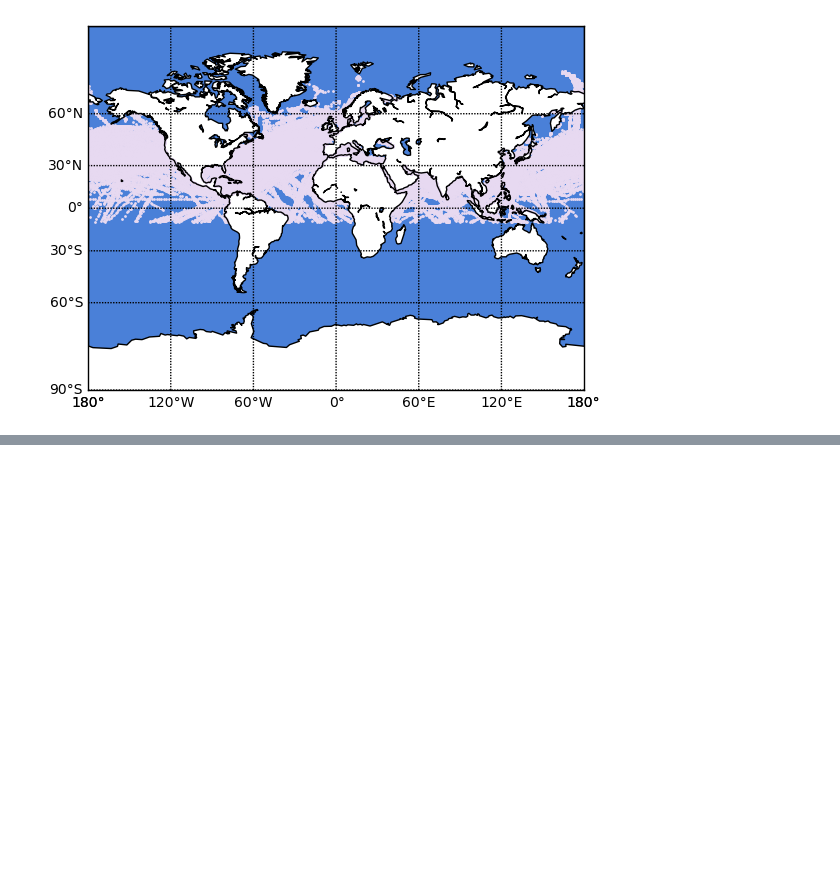
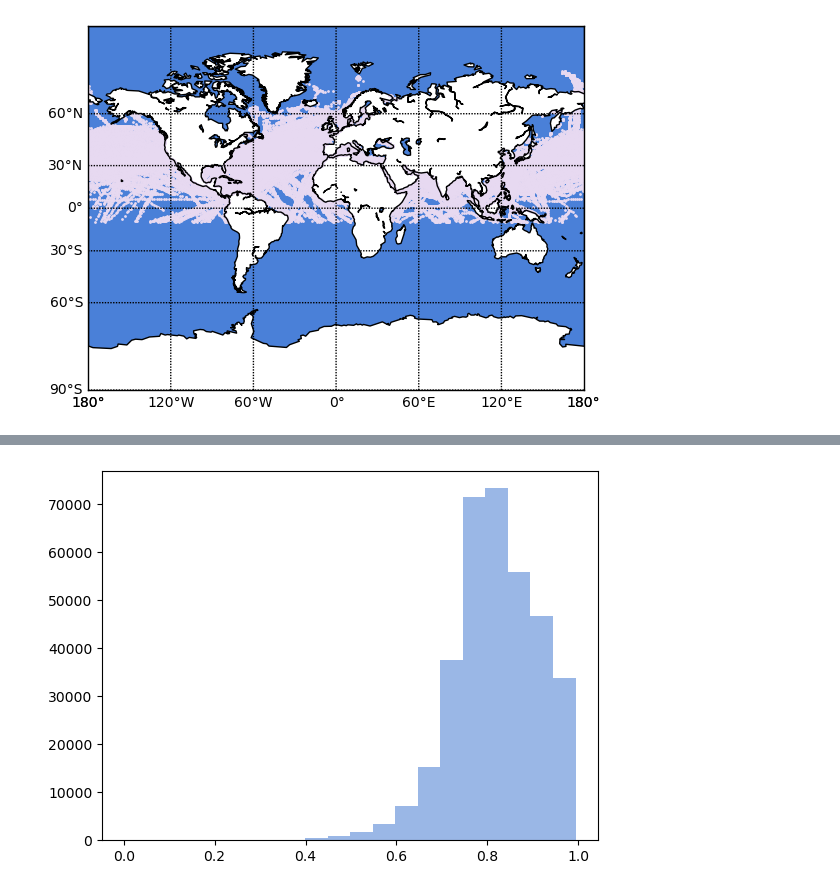
Before and after one commit to svet111/sirius_climate_2024, a Jupyter notebook: draw_plots.ipynb, the cells around one changed output, grey strips where cells are left out. Saved outputs shown, nothing was run; the diff lists cells and outputs as text; code cells hidden in the pictures; blank space fills up the shorter version.

```diff
--- a/draw_plots.ipynb
+++ b/draw_plots.ipynb
@@ -124,0 +148,7 @@ draw(filtered["lat"], filtered["lon"])
+# %%
+filtered_jul = jul_2017[globe.is_land(jul_2017['lat'], jul_2017['lon']) == False]
+filtered_jul = filtered_jul[filtered_jul["rh"] < 1]
+
+draw_distribution(filtered_jul["rh"], "jul_2017_distribution.png")
+# %% [output]
+[figure, added]
```
Also changed, not shown: parts of 6 cells of this notebook.
